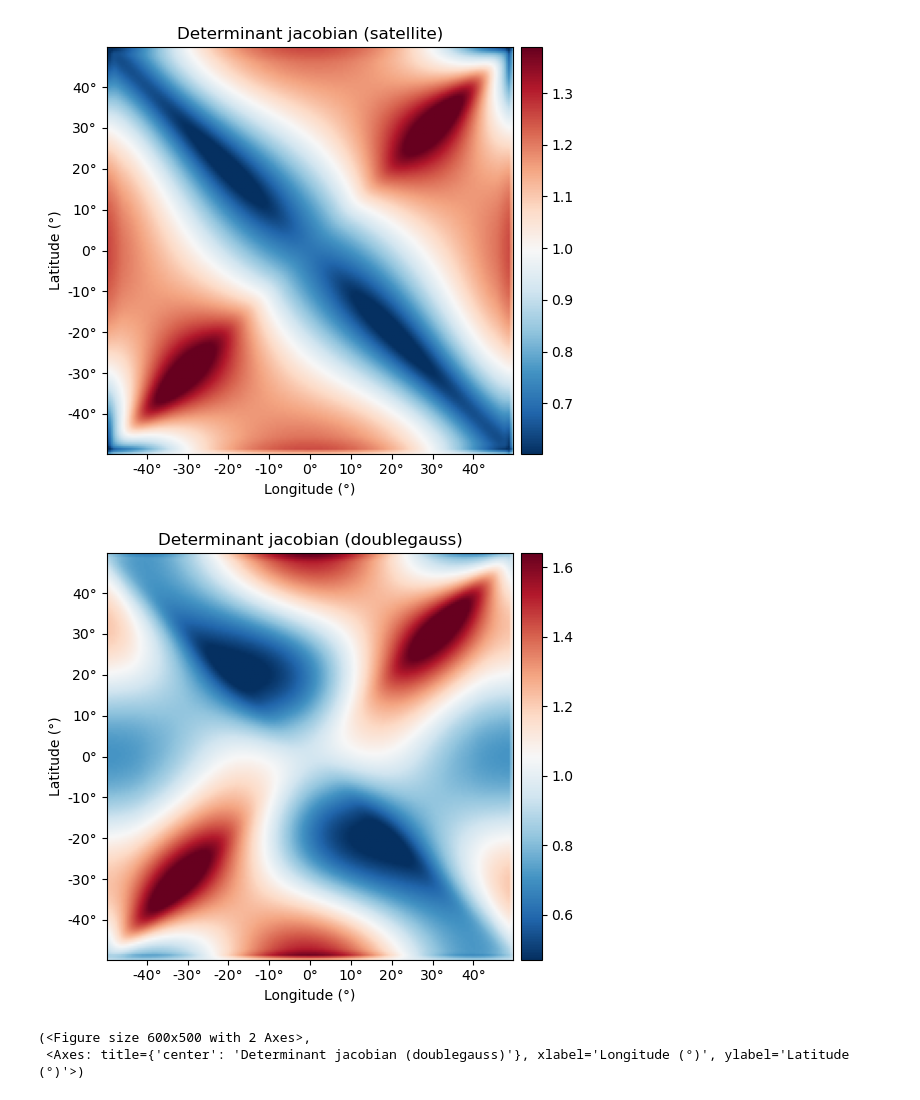
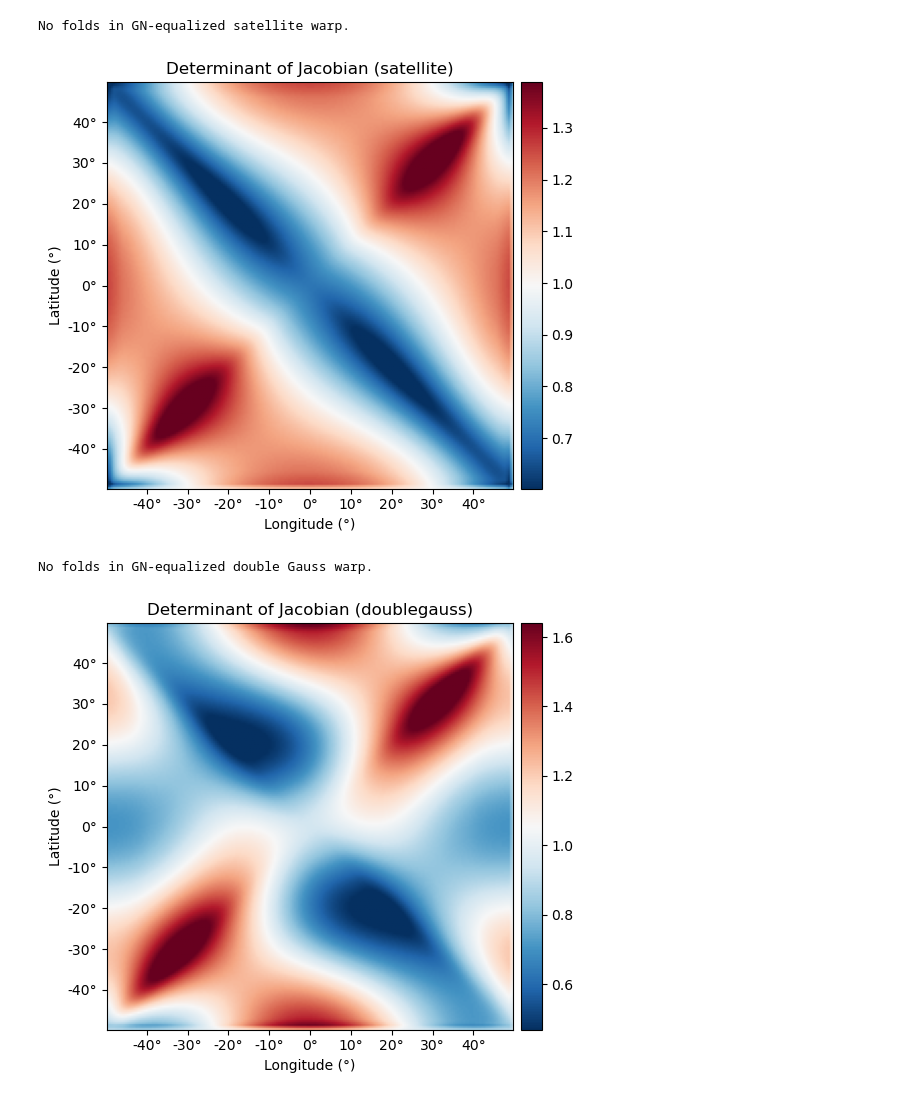
Before and after one commit to lucaBuono/densityflow, a Jupyter notebook: gn_simulated_pipeline.ipynb, the cells around one changed output. Drawn from its saved outputs; the diff is of its cells as text; code cells hidden in the pictures.

Commit message:
Added some comments, density normalisation in GN pipeline, ...

```diff
--- a/gn_simulated_pipeline.ipynb
+++ b/gn_simulated_pipeline.ipynb
@@ -78,19 +90,21 @@ u0_doublegauss_shirley_blur.max: 4.473955892538646
 Nx = u0_sat.shape[0]
 Ny = u0_sat.shape[1]
 
-sat_density_gn, dX_sat, dY_sat, vx_final_sat, vy_final_sat = solve_heat_eq(u0_sat_shirley_blur, Nx=Nx, Ny=Ny,
-                                                                            eps=1e-10,
-                                                                            min_t=1e3, max_t=1e12,
-                                                                            max_iter=10000,
-                                                                            verbose=True)
-print(f"Equalised satellite density mean: {sat_density_gn.mean()}")
+sat_density_gn, dX_sat, dY_sat, vx_final_sat, vy_final_sat = solve_heat_eq(u0_sat_shirley_blur,
+                                                                  Nx=Nx, Ny=Ny,
+                                                                  eps=1e-6,
+                                                                  min_t=1e3, max_t=1e15,
+                                                                  max_iter=50000,
+                                                                  verbose=True)
+print(f"GN-equalized satellite density mean: {sat_density_gn.mean()}")
 
 
-doublegauss_density_gn, dX_doublegauss, dY_doublegauss, vx_final_doublegauss, vy_final_doublegauss = solve_heat_eq(u0_doublegauss_shirley_blur, Nx=Nx, Ny=Ny,
-                                                                                                                    eps=1e-10,
-                                                                                                                    min_t=1e3, max_t=1e12,
-                                                                                                                    max_iter=10000,
-                                                                                                                    verbose=True)
-print(f"Equalised doublegauss density mean: {doublegauss_density_gn.mean()}")
+doublegauss_density_gn, dX_doublegauss, dY_doublegauss, vx_final_doublegauss, vy_final_doublegauss = solve_heat_eq(u0_doublegauss_shirley_blur,
+                                                                                                          Nx=Nx, Ny=Ny,
+                                                                                                          eps=1e-6,
+                                                                                                          min_t=1e3, max_t=1e15,
+                                                                                                          max_iter=50000,
+                                                                                                          verbose=True)
+print(f"GN-equalized doublegauss density mean: {doublegauss_density_gn.mean()}")
 # %% [output]
 iter = 10, t = 1.594e-01, delta_t = 2.594e-02, max_change = 2.561e-06
@@ -113,16 +137,22 @@ Equalised doublegauss density mean: 1.6425467289105102
 # %%
 # now lets look at the jacobian and the determinant jacobian of the displacements field to determine if folds were created
+# we can validate if a warp is fold-free by checking if the determinant of the Jacobian of the corresponding displacement fields is striclty positive:
+# det(J(displacements)) > 0
 displacement_jacobian_sat = compute_jacobian(dX_sat, dY_sat)
 det_J_sat = displacement_jacobian(dX_sat, dY_sat)
-#plot_field(displacement_jacobian_sat, cmap='RdBu_r', colorbar=True, lons=lons, lats=lats, title="Jacobian (satellite)")
-plot_field(det_J_sat, cmap='RdBu_r', colorbar=True, lons=lons, lats=lats, title="Determinant jacobian (satellite)")
+if det_J_sat.min() > 0:
+    print("No folds in GN-equalized satellite warp.")
+plot_field(det_J_sat, cmap='RdBu_r', colorbar=True, lons=lons, lats=lats, title="Determinant of Jacobian (satellite)")
+plt.show()
 
 displacement_jacobian_doublegauss = compute_jacobian(dX_doublegauss, dY_doublegauss)
 det_J_doublegauss = displacement_jacobian(dX_doublegauss, dY_doublegauss)
-#plot_field(displacement_jacobian_doublegauss, cmap='RdBu_r', colorbar=True, lons=lons, lats=lats, title="Jacobian (doublegauss)")
-plot_field(det_J_doublegauss, cmap='RdBu_r', colorbar=True, lons=lons, lats=lats, title="Determinant jacobian (doublegauss)")
+if det_J_doublegauss.min() > 0:
+    print("No folds in GN-equalized double Gauss warp.")
+plot_field(det_J_doublegauss, cmap='RdBu_r', colorbar=True, lons=lons, lats=lats, title="Determinant of Jacobian (doublegauss)")
+plt.show()
 # %% [output]
+No folds in GN-equalized satellite warp.
-[figure, old version]
+[figure, new version]
+No folds in GN-equalized double Gauss warp.
-[figure, old version]
+[figure, new version]
-(<Figure size 600x500 with 2 Axes>,
- <Axes: title={'center': 'Determinant jacobian (doublegauss)'}, xlabel='Longitude (°)', ylabel='Latitude (°)'>)
```
Also changed, not shown: parts of 5 cells of this notebook, 7 other files.
